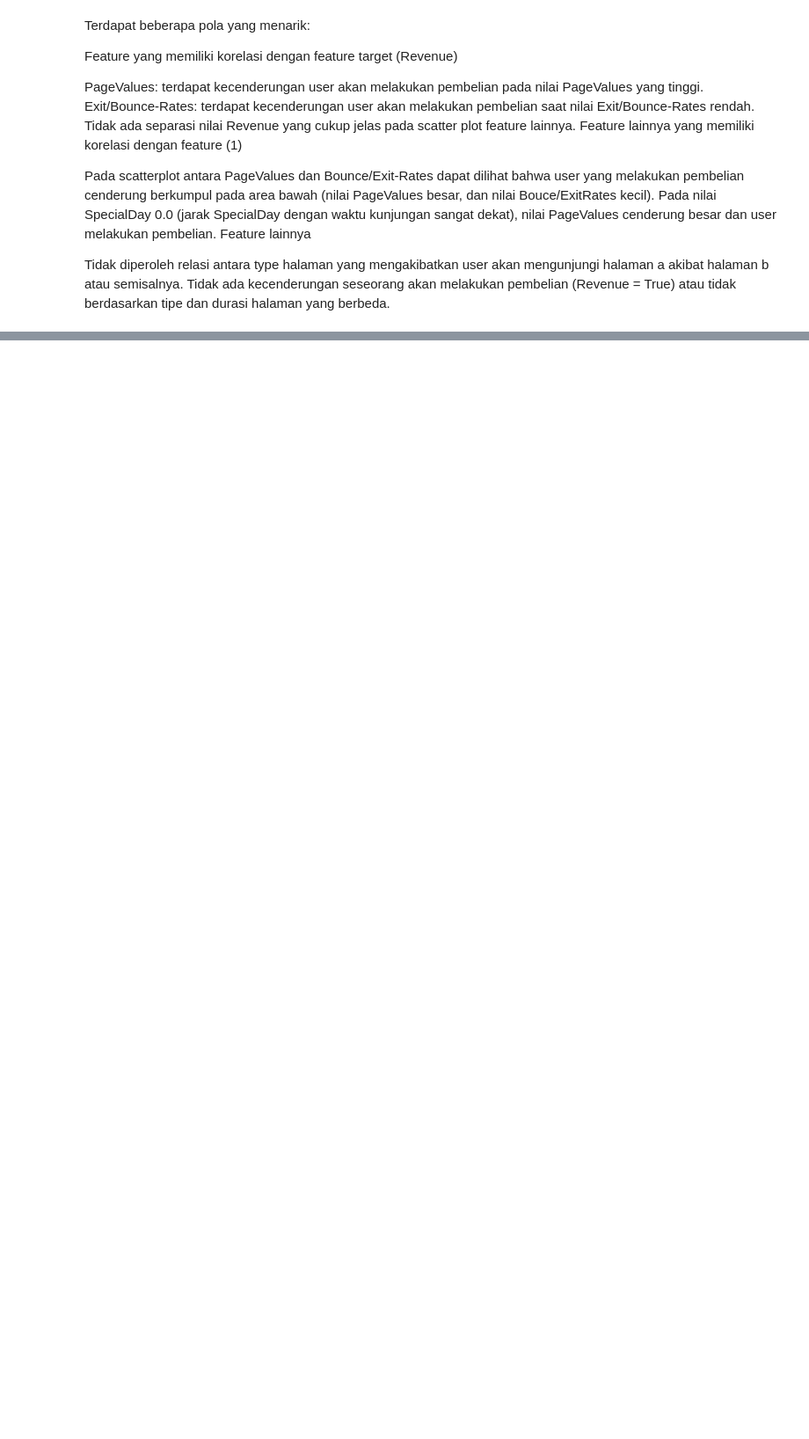
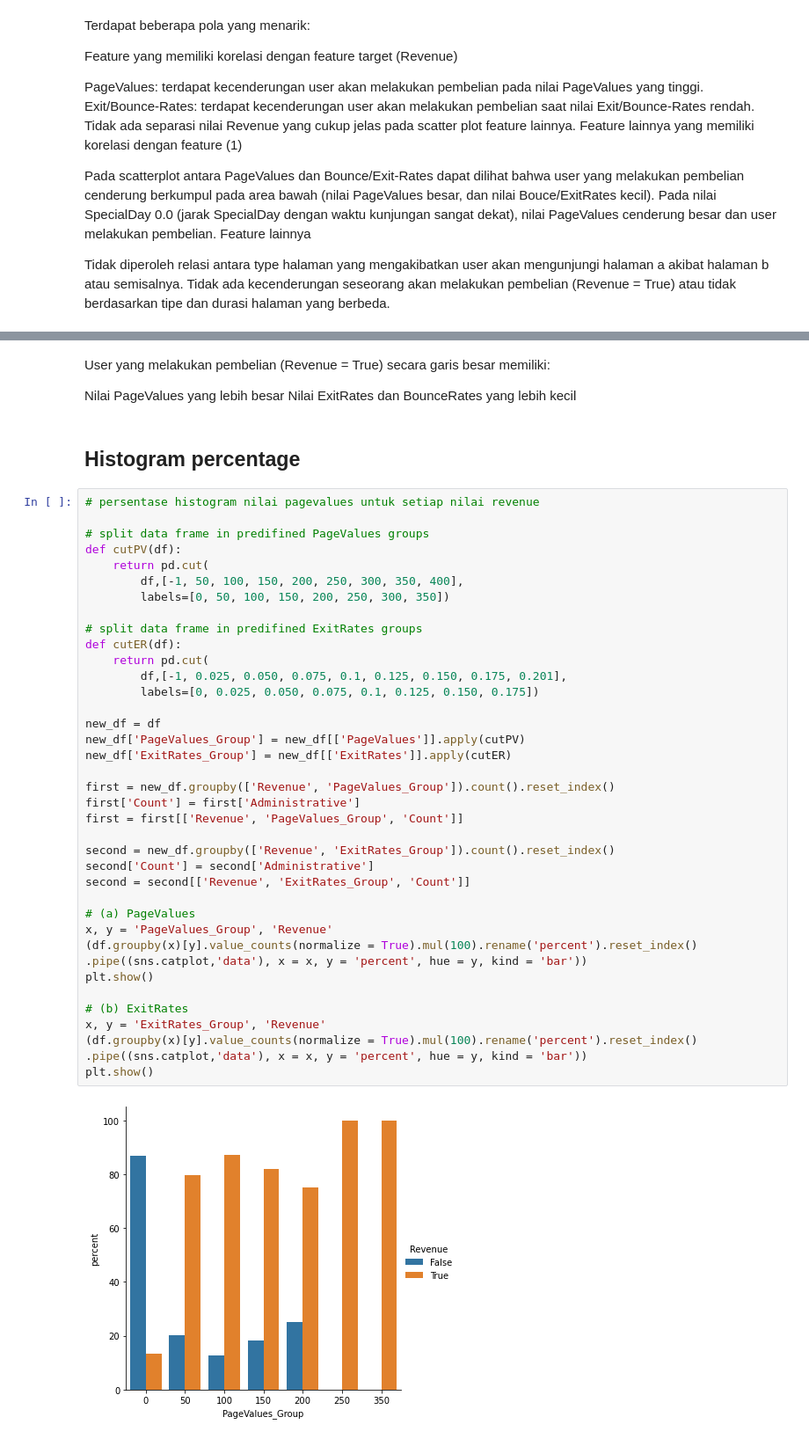
Before and after one commit to angnvi/Ijo-Lumut, a Jupyter notebook: EDA - Multivariate Analysis.ipynb, the cells around one changed output, grey strips where cells are left out. Shown at 88% size. Saved outputs shown, nothing was run; the diff lists cells and outputs as text; blank space fills up the shorter version.

```diff
--- a/EDA - Multivariate Analysis.ipynb
+++ b/EDA - Multivariate Analysis.ipynb
@@ -85,0 +100,47 @@ Tidak ada kecenderungan seseorang akan melakukan pembelian (Revenue = True) atau
+# %% [markdown]
+User yang melakukan pembelian (Revenue = True) secara garis besar memiliki:
+
+Nilai PageValues yang lebih besar
+Nilai ExitRates dan BounceRates yang lebih kecil
+# %% [markdown]
+## Histogram percentage
+# %%
+# persentase histogram nilai pagevalues untuk setiap nilai revenue
+
+# split data frame in predifined PageValues groups
+def cutPV(df):
+    return pd.cut(
+        df,[-1, 50, 100, 150, 200, 250, 300, 350, 400],
+        labels=[0, 50, 100, 150, 200, 250, 300, 350])
+
+# split data frame in predifined ExitRates groups
+def cutER(df):
+    return pd.cut(
+        df,[-1, 0.025, 0.050, 0.075, 0.1, 0.125, 0.150, 0.175, 0.201],
+        labels=[0, 0.025, 0.050, 0.075, 0.1, 0.125, 0.150, 0.175])
+
+new_df = df
+new_df['PageValues_Group'] = new_df[['PageValues']].apply(cutPV)
+new_df['ExitRates_Group'] = new_df[['ExitRates']].apply(cutER)
+
+first = new_df.groupby(['Revenue', 'PageValues_Group']).count().reset_index()
+first['Count'] = first['Administrative']
+first = first[['Revenue', 'PageValues_Group', 'Count']]
+
+second = new_df.groupby(['Revenue', 'ExitRates_Group']).count().reset_index()
+second['Count'] = second['Administrative']
+second = second[['Revenue', 'ExitRates_Group', 'Count']]
+
+# (a) PageValues
+x, y = 'PageValues_Group', 'Revenue'
+(df.groupby(x)[y].value_counts(normalize = True).mul(100).rename('percent').reset_index()
+.pipe((sns.catplot,'data'), x = x, y = 'percent', hue = y, kind = 'bar'))
+plt.show()
+
+# (b) ExitRates
+x, y = 'ExitRates_Group', 'Revenue'
+(df.groupby(x)[y].value_counts(normalize = True).mul(100).rename('percent').reset_index()
+.pipe((sns.catplot,'data'), x = x, y = 'percent', hue = y, kind = 'bar'))
+plt.show()
+# %% [output]
+[figure, added]
```
Also changed, not shown: parts of 32 cells of this notebook, 2 other files.
